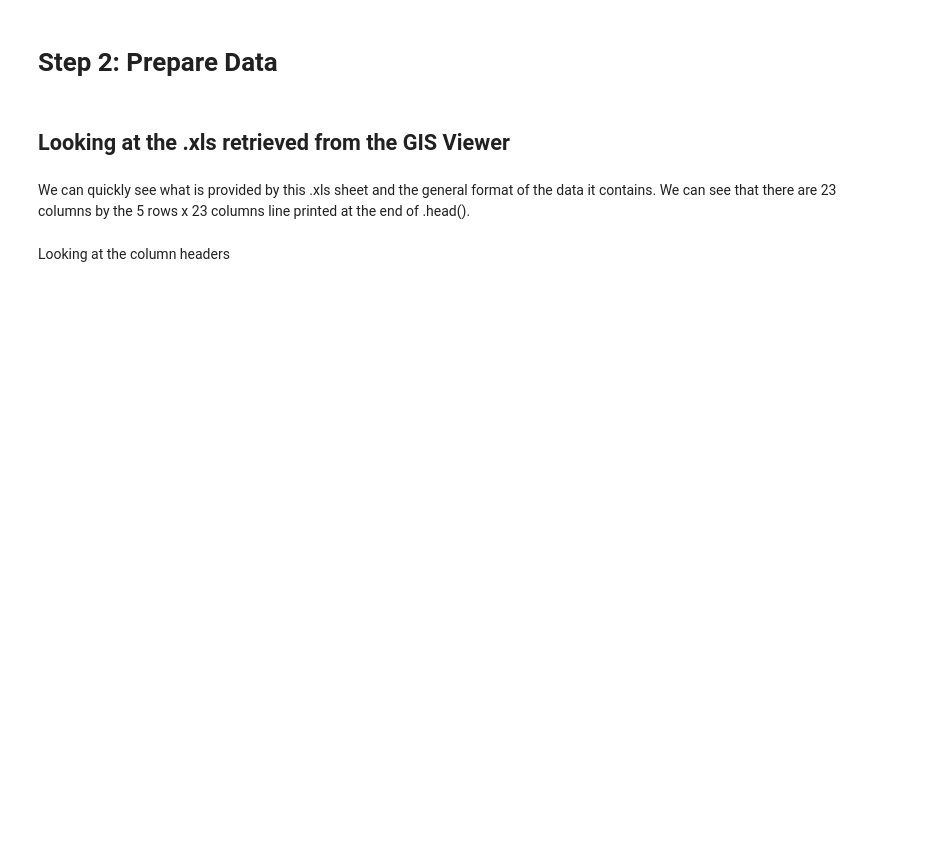
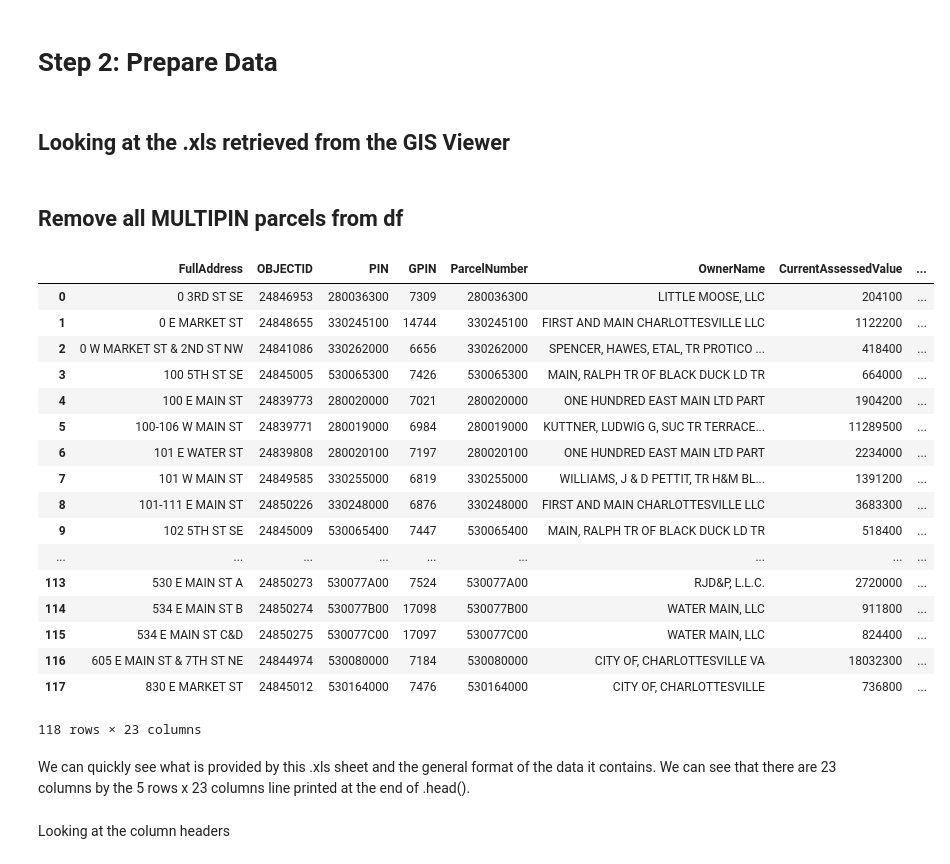
Before and after one commit to strmwtr/downtown_assessments, a Jupyter notebook: Downtown Assessments.ipynb, the cells around one changed output. Saved outputs shown, nothing was run; the diff lists cells and outputs as text; code cells hidden in the pictures; blank space fills up the shorter version.

```diff
--- a/Downtown Assessments.ipynb
+++ b/Downtown Assessments.ipynb
@@ -56,6 +56,33 @@ f = r'./data/pin_exp.xls'
 
 #Create a dataframe that reads the .xls file
 df = pd.read_excel(f)
+# %% [markdown]
+## Remove all MULTIPIN parcels from df
+# %%
+#Identify all rows in df where MULTIPIN column is not equal to 1
+not_multipin = df['MULTIPIN'] != 1
+#Create a new dataframe that only contains the rows identified in not_multipin
+df = df[not_multipin]
+df
+# %% [output]
+|  | FullAddress | OBJECTID | PIN | GPIN | ParcelNumber | OwnerName | CurrentAssessedValue | ... |
+| 0 | 0 3RD ST SE | 24846953 | 280036300 | 7309 | 280036300 | LITTLE MOOSE, LLC | 204100 | ... |
+| 1 | 0 E MARKET ST | 24848655 | 330245100 | 14744 | 330245100 | FIRST AND MAIN CHARLOTTESVILLE LLC | 1122200 | ... |
+| 2 | 0 W MARKET ST & 2ND ST NW | 24841086 | 330262000 | 6656 | 330262000 | SPENCER, HAWES, ETAL, TR PROTICO ... | 418400 | ... |
+| 3 | 100 5TH ST SE | 24845005 | 530065300 | 7426 | 530065300 | MAIN, RALPH TR OF BLACK DUCK LD TR | 664000 | ... |
+| 4 | 100 E MAIN ST | 24839773 | 280020000 | 7021 | 280020000 | ONE HUNDRED EAST MAIN LTD PART | 1904200 | ... |
+| 5 | 100-106 W MAIN ST | 24839771 | 280019000 | 6984 | 280019000 | KUTTNER, LUDWIG G, SUC TR TERRACE... | 11289500 | ... |
+| 6 | 101 E WATER ST | 24839808 | 280020100 | 7197 | 280020100 | ONE HUNDRED EAST MAIN LTD PART | 2234000 | ... |
+| 7 | 101 W MAIN ST | 24849585 | 330255000 | 6819 | 330255000 | WILLIAMS, J & D PETTIT, TR H&M BL... | 1391200 | ... |
+| 8 | 101-111 E MAIN ST | 24850226 | 330248000 | 6876 | 330248000 | FIRST AND MAIN CHARLOTTESVILLE LLC | 3683300 | ... |
+| 9 | 102 5TH ST SE | 24845009 | 530065400 | 7447 | 530065400 | MAIN, RALPH TR OF BLACK DUCK LD TR | 518400 | ... |
+| ... | ... | ... | ... | ... | ... | ... | ... | ... |
+| 113 | 530 E MAIN ST A | 24850273 | 530077A00 | 7524 | 530077A00 | RJD&P, L.L.C. | 2720000 | ... |
+| 114 | 534 E MAIN ST B | 24850274 | 530077B00 | 17098 | 530077B00 | WATER MAIN, LLC | 911800 | ... |
+| 115 | 534 E MAIN ST C&D | 24850275 | 530077C00 | 17097 | 530077C00 | WATER MAIN, LLC | 824400 | ... |
+| 116 | 605 E MAIN ST & 7TH ST NE | 24844974 | 530080000 | 7184 | 530080000 | CITY OF, CHARLOTTESVILLE VA | 18032300 | ... |
+| 117 | 830 E MARKET ST | 24845012 | 530164000 | 7476 | 530164000 | CITY OF, CHARLOTTESVILLE | 736800 | ... |
+118 rows × 23 columns
 # %% [markdown]
 We can quickly see what is provided by this .xls sheet and the general format of the data it contains. We can see that there are 23 columns by the 5 rows x 23 columns line printed at the end of .head().
 # %% [markdown]
```
Also changed, not shown: parts of 16 cells of this notebook.
